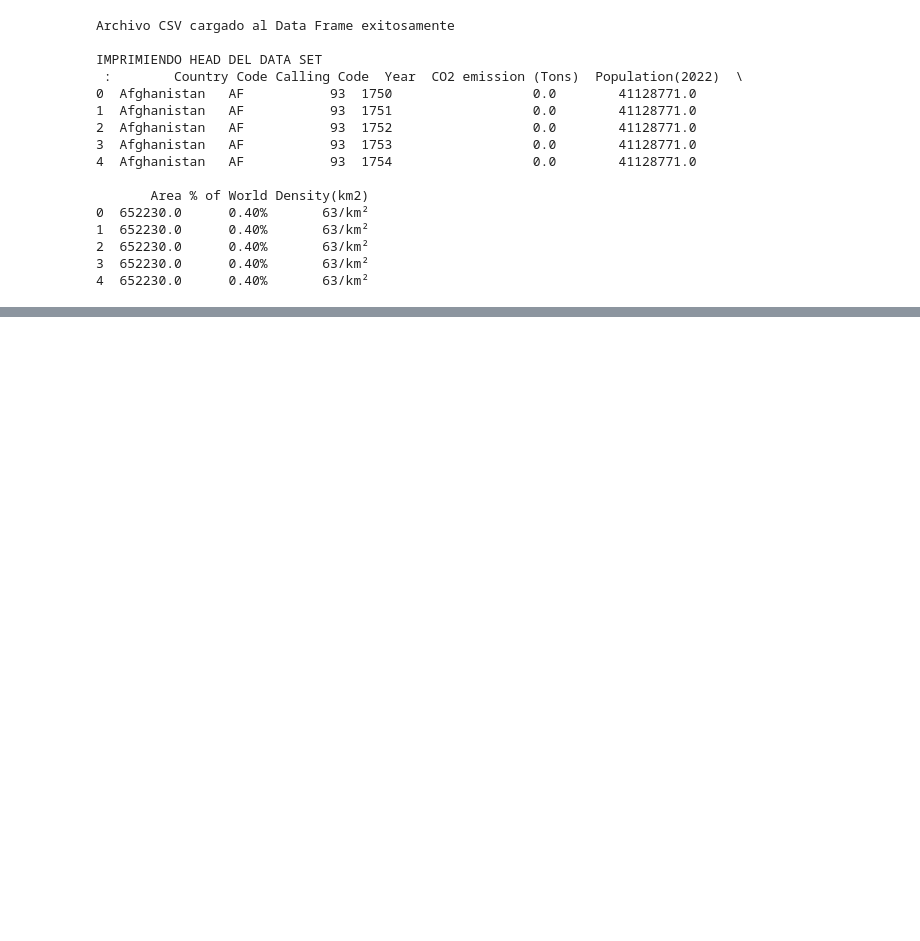
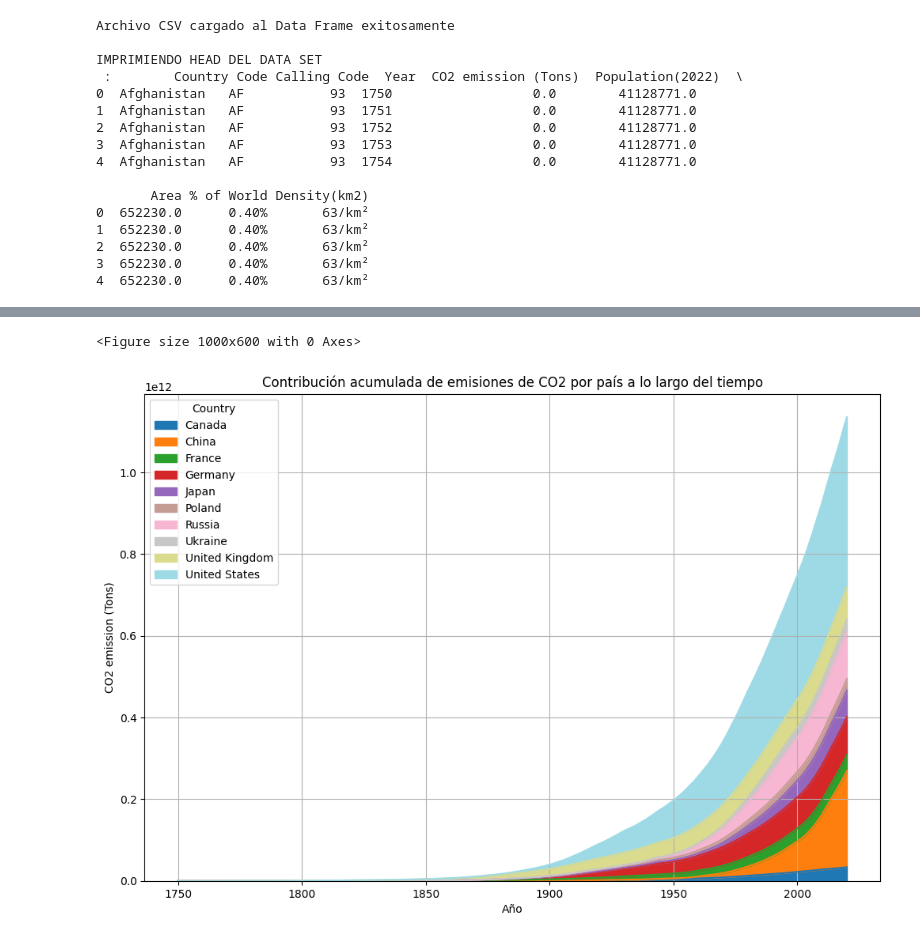
Before and after one commit to spamella04/InteligenciadeNegocios2024, a Jupyter notebook: GCHANG - U3T2/GCHANG_U3T2_C02_Emission_By_Country.ipynb, the cells around one changed output, grey strips where cells are left out. Cells and saved outputs as stored; diff of their text form; code cells hidden in the pictures; blank space fills up the shorter version.

```diff
--- a/GCHANG - U3T2/GCHANG_U3T2_C02_Emission_By_Country.ipynb
+++ b/GCHANG - U3T2/GCHANG_U3T2_C02_Emission_By_Country.ipynb
@@ -104,0 +146,20 @@ Area                  110381.5    492573.0  1.709824e+07
+# %%
+# Gráfico de áreas apiladas para mostrar la contribución acumulada de emisiones por país
+plt.figure(figsize=(10, 6))
+
+# Filtramos los países con mayores emisiones
+top_countries = data_frame_modificado.groupby('Country')['CO2 emission (Tons)'].sum().sort_values(ascending=False).head(10).index
+
+# Pivotamos el DataFrame para tener los años como filas y los países como columnas
+df_pivot = data_frame_modificado[data_frame_modificado['Country'].isin(top_countries)].pivot_table(index='Year', columns='Country', values='CO2 emission (Tons)', aggfunc='sum')
+
+# Gráfico de áreas apiladas
+df_pivot.plot(kind='area', stacked=True, figsize=(12, 8), colormap='tab20')
+plt.title('Contribución acumulada de emisiones de CO2 por país a lo largo del tiempo')
+plt.xlabel('Año')
+plt.ylabel('CO2 emission (Tons)')
+plt.grid(True)
+plt.show()
+# %% [output]
+<Figure size 1000x600 with 0 Axes>
+[figure, added]
```
Also changed, not shown: parts of 5 cells of this notebook.
